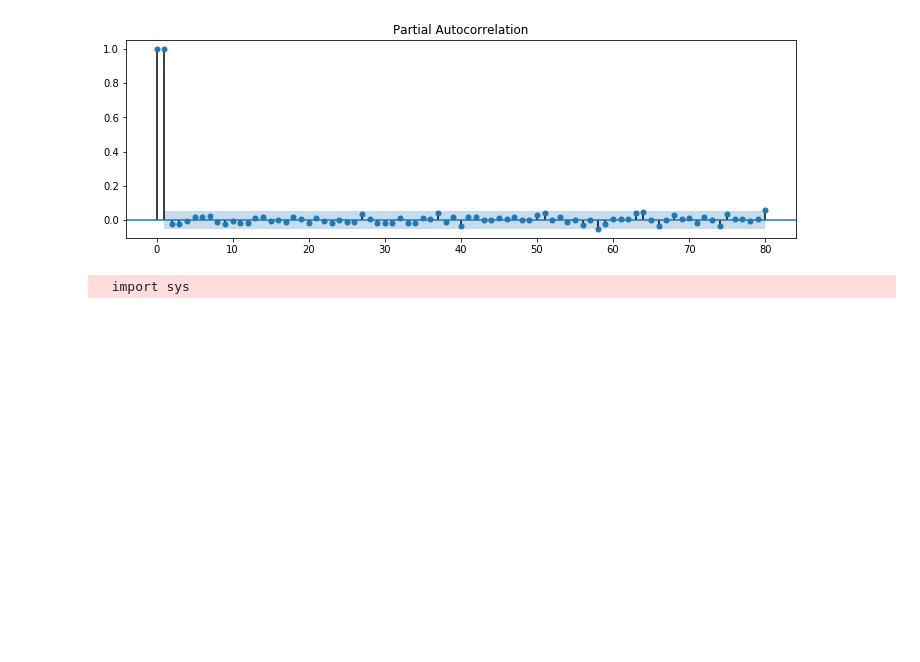
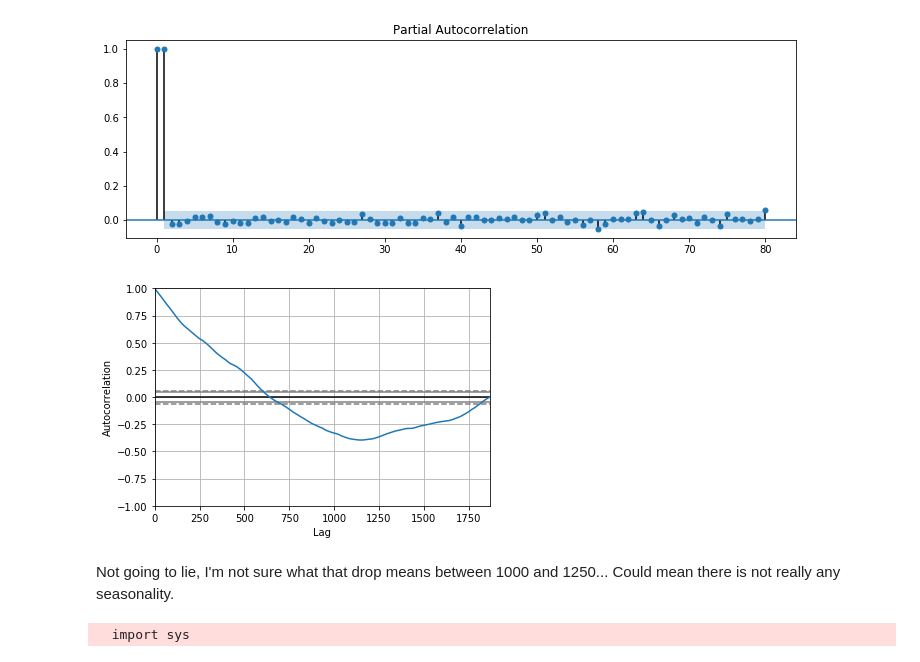
Before and after one commit to dale-wahl/Tesla_stock_prediction, a Jupyter notebook: EDA_tesla_time_series.ipynb, the cells around one changed output. Saved outputs shown, nothing was run; the diff lists cells and outputs as text; code cells hidden in the pictures; blank space fills up the shorter version.

```diff
--- a/EDA_tesla_time_series.ipynb
+++ b/EDA_tesla_time_series.ipynb
@@ -213,6 +214,15 @@ fig = sm.graphics.tsa.plot_pacf(stock.close.iloc[366:], lags=80, ax=ax2)
 plt.show()
 # %% [output]
 [figure]
+# %%
+from pandas.tools.plotting import autocorrelation_plot
+
+autocorrelation_plot(stock.close)
+plt.show()
+# %% [output]
+[figure, added]
+# %% [markdown]
+Not going to lie, I'm not sure what that drop means between 1000 and 1250...  Could mean there is not really any seasonality.
 # %%
 stock['other_seasonal_difference'] = stock.close - stock.close.shift(80)
 test_stationarity(stock.other_seasonal_difference.dropna(inplace=False))
```
Also changed, not shown: parts of 5 cells of this notebook, 4 other files.
